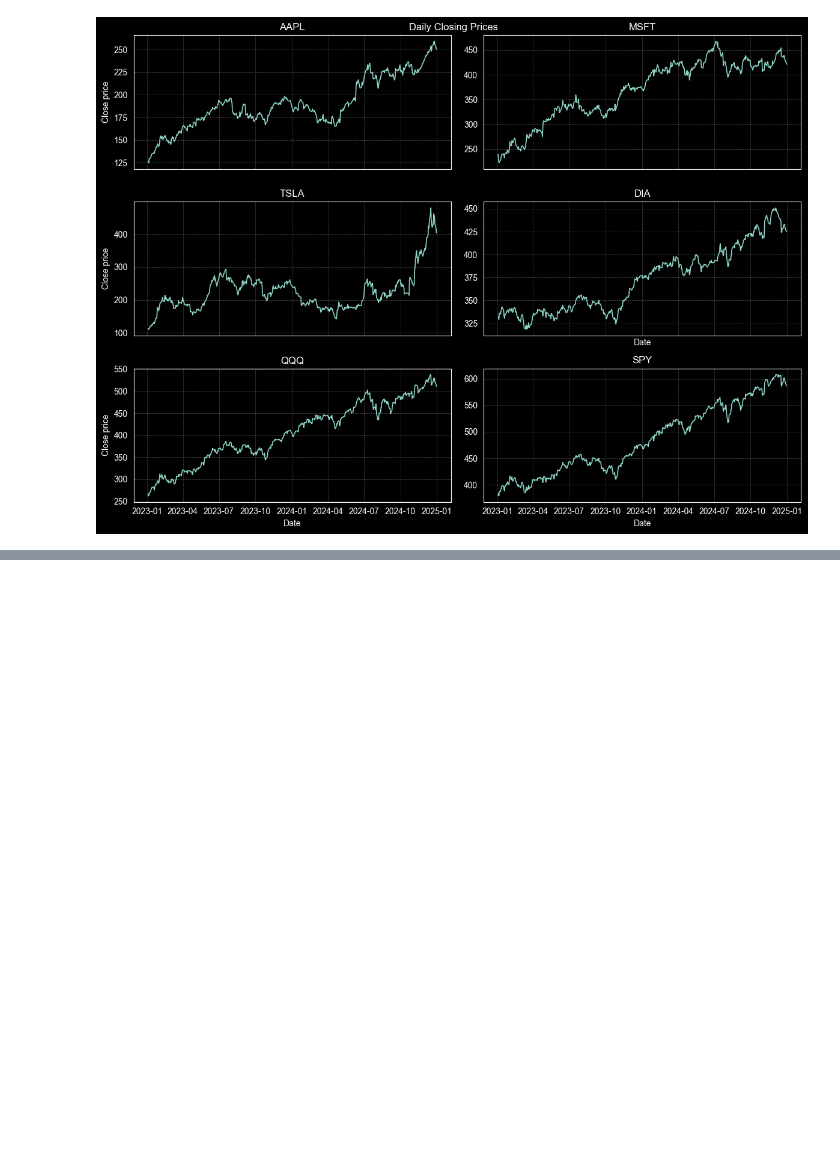
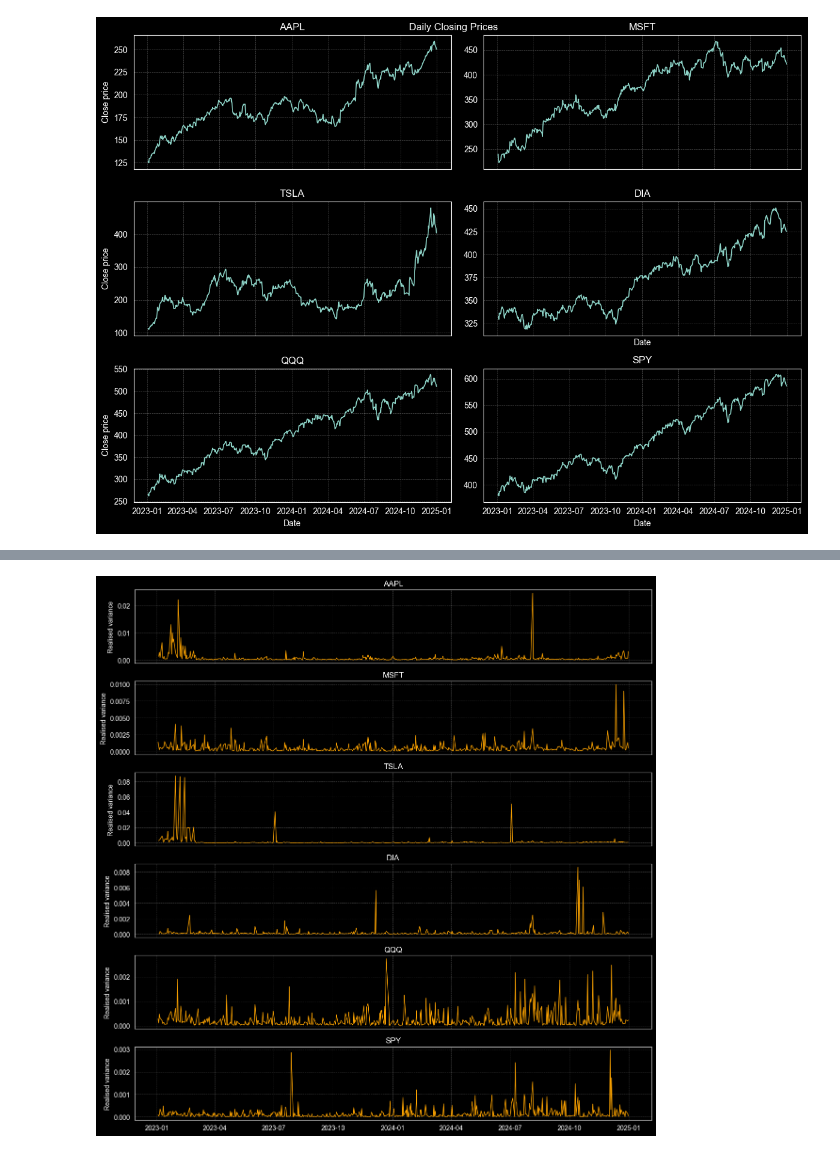
Before and after one commit to ryanliwendi/QuantSC-Project, a Jupyter notebook: Data Preprocessing & Visualization.ipynb, the cells around one changed output, grey strips where cells are left out. Saved outputs shown, nothing was run; the diff lists cells and outputs as text; code cells hidden in the pictures; blank space fills up the shorter version.

```diff
--- a/Data Preprocessing & Visualization.ipynb
+++ b/Data Preprocessing & Visualization.ipynb
@@ -156,0 +181,20 @@ plt.show()
+# %%
+fig, axes = plt.subplots(6, figsize=(12, 12), sharex=True, sharey=False)
+axes = axes.ravel()                       # flatten to iterate easily
+
+for k, (ticker, sub) in enumerate(dfs.items()):
+    ax = axes[k]
+    ax.plot(sub.index, sub["Realized Variance"],
+            lw=1.0, color="orange")
+
+    ax.set_title(ticker)
+    ax.grid(alpha=0.3, linestyle="--", linewidth=0.5)                      # left column
+    ax.set_ylabel("Realised variance")
+    if k == 6:                            # bottom row (indices 4 and 5)
+        ax.set_xlabel("Date")
+
+fig.tight_layout()
+fig.savefig("realized_variance.png")
+plt.show()
+# %% [output]
+[figure, added]
```
Also changed, not shown: parts of 3 cells of this notebook.
